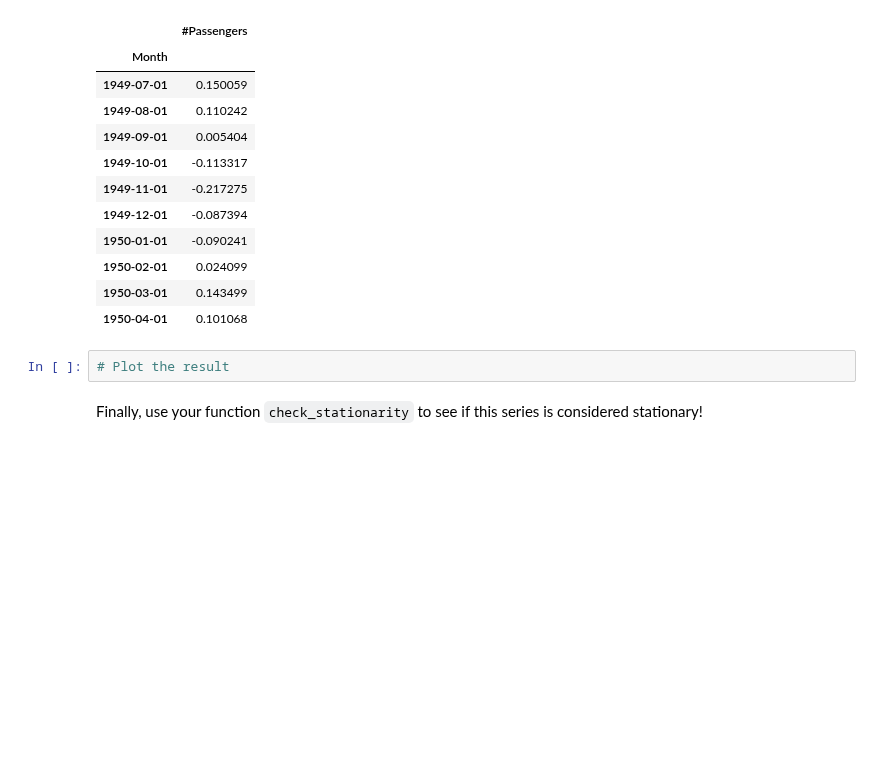
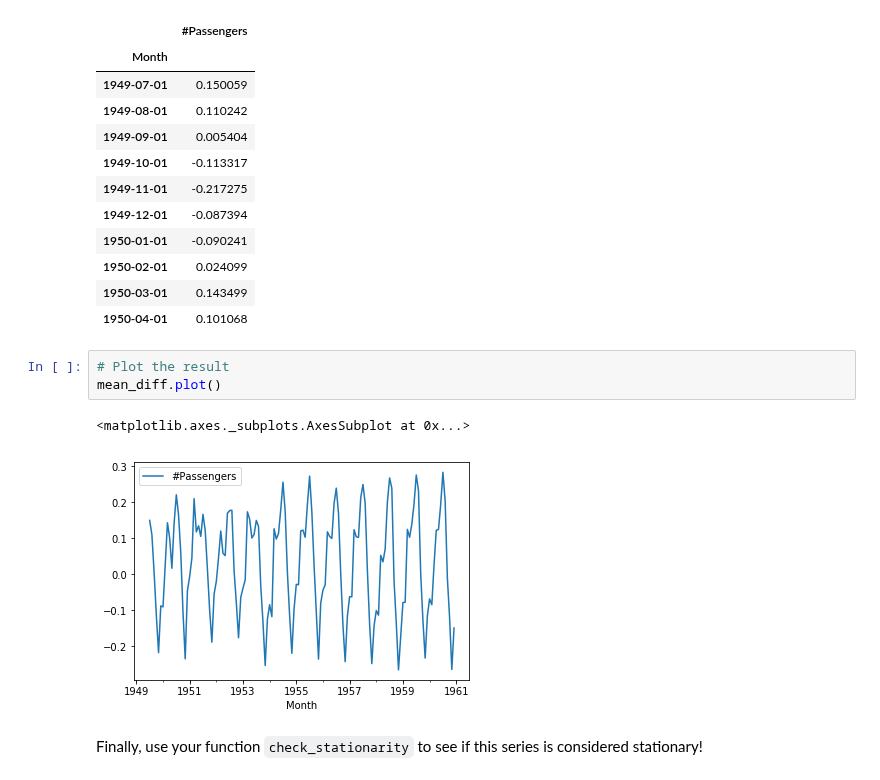
Before and after one commit to dlm6693/dsc-3-25-08-removing-trends-lab-nyc-ds-career-031119, a Jupyter notebook: index.ipynb, the cells around one changed output. Cells and saved outputs as stored; diff of their text form; blank space fills up the shorter version.

```diff
--- a/index.ipynb
+++ b/index.ipynb
@@ -157,6 +157,10 @@ mean_diff.head(10)
 | 1950-04-01 | 0.101068 |
 # %%
 # Plot the result
+mean_diff.plot()
+# %% [output]
+<matplotlib.axes._subplots.AxesSubplot at 0x...>
+[figure, added]
 # %% [markdown]
 Finally, use your function `check_stationarity` to see if this series is considered stationary!
 # %%
```
